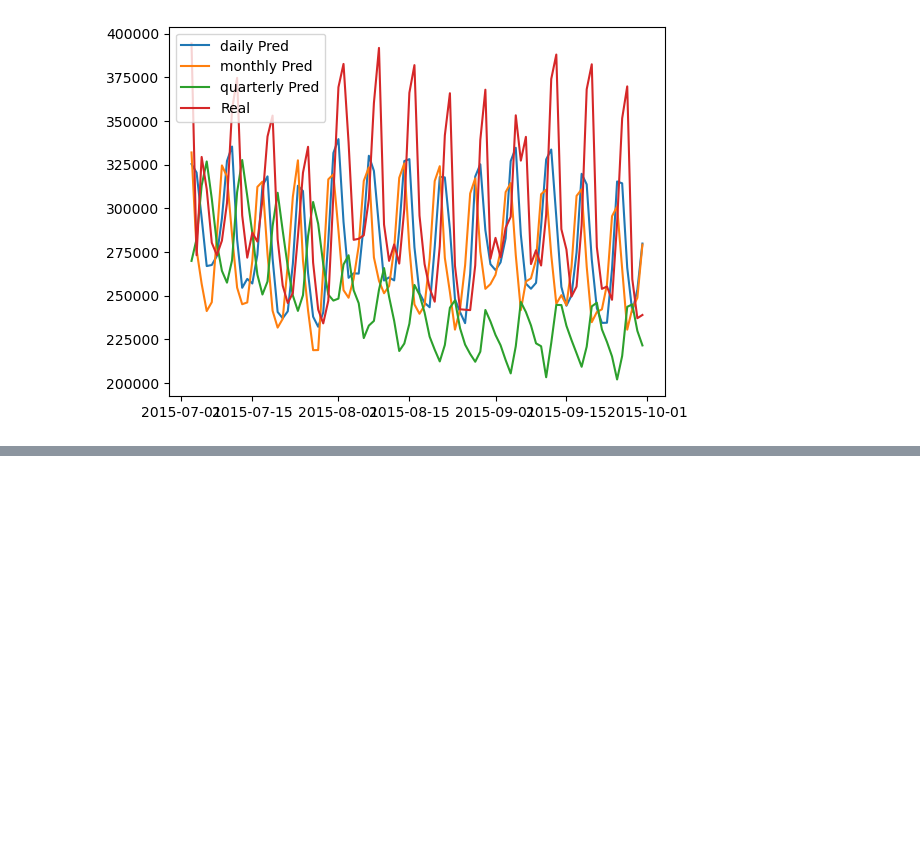
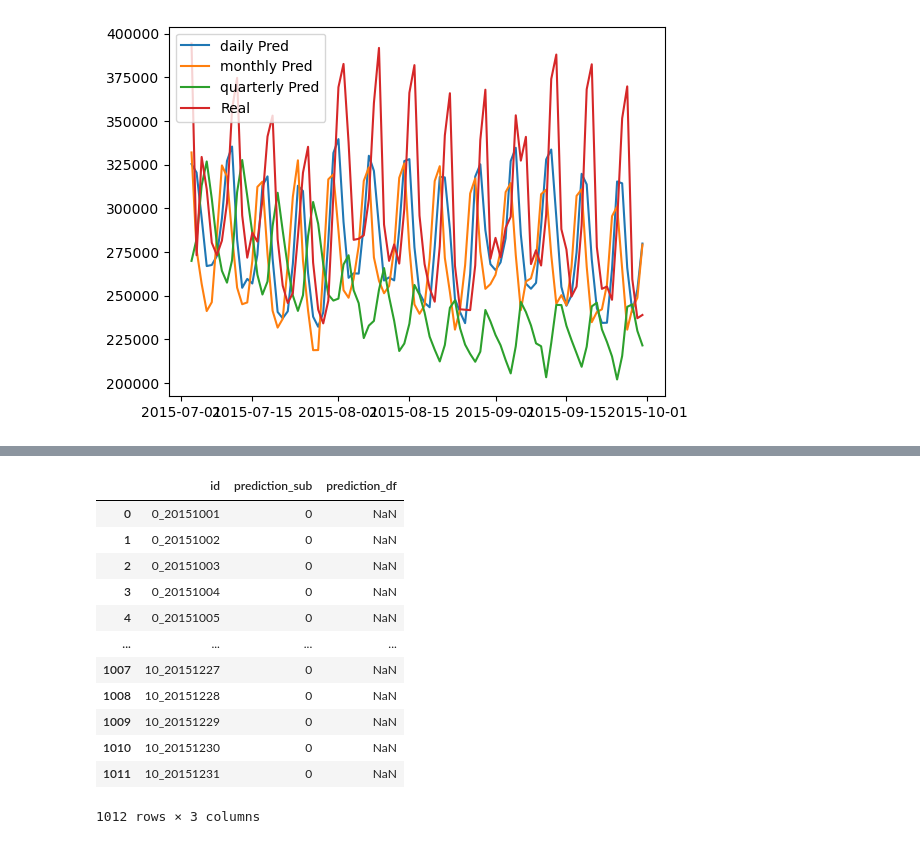
Before and after one commit to davidavivb/AdvancedML_Project, a Jupyter notebook: project.ipynb, the cells around one changed output, grey strips where cells are left out. Cells and saved outputs as stored; diff of their text form; code cells hidden in the pictures; blank space fills up the shorter version.

```diff
--- a/project.ipynb
+++ b/project.ipynb
@@ -318,0 +582,16 @@ plt.show()
+# %%
+df.join(my_sub, lsuffix='_sub', rsuffix='_df')
+# %% [output]
+|  | id | prediction_sub | prediction_df |
+| 0 | 0_20151001 | 0 | NaN |
+| 1 | 0_20151002 | 0 | NaN |
+| 2 | 0_20151003 | 0 | NaN |
+| 3 | 0_20151004 | 0 | NaN |
+| 4 | 0_20151005 | 0 | NaN |
+| ... | ... | ... | ... |
+| 1007 | 10_20151227 | 0 | NaN |
+| 1008 | 10_20151228 | 0 | NaN |
+| 1009 | 10_20151229 | 0 | NaN |
+| 1010 | 10_20151230 | 0 | NaN |
+| 1011 | 10_20151231 | 0 | NaN |
+1012 rows × 3 columns
```
Also changed, not shown: parts of 14 cells of this notebook.
